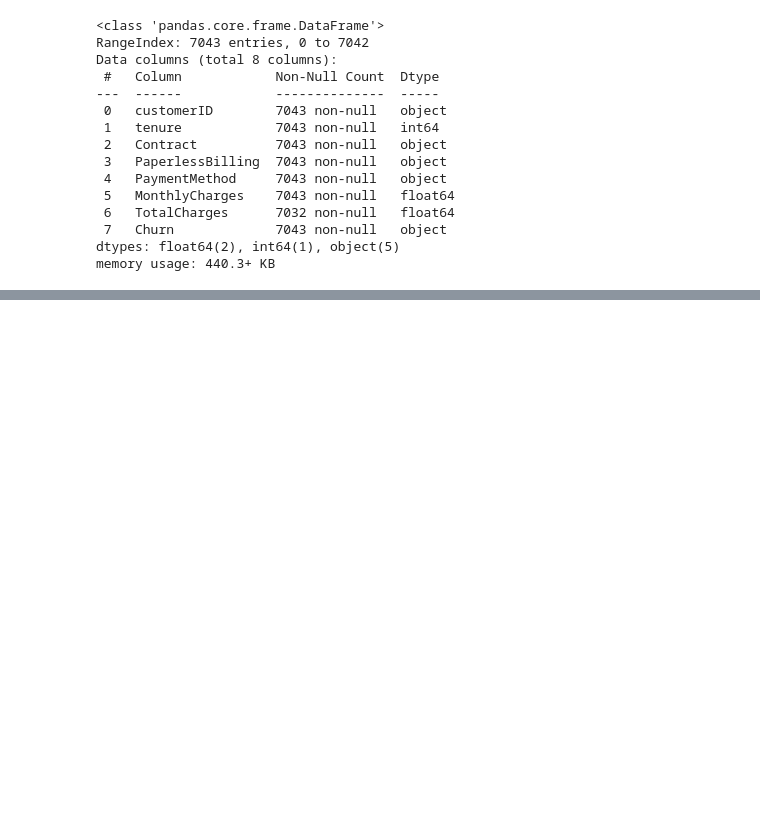
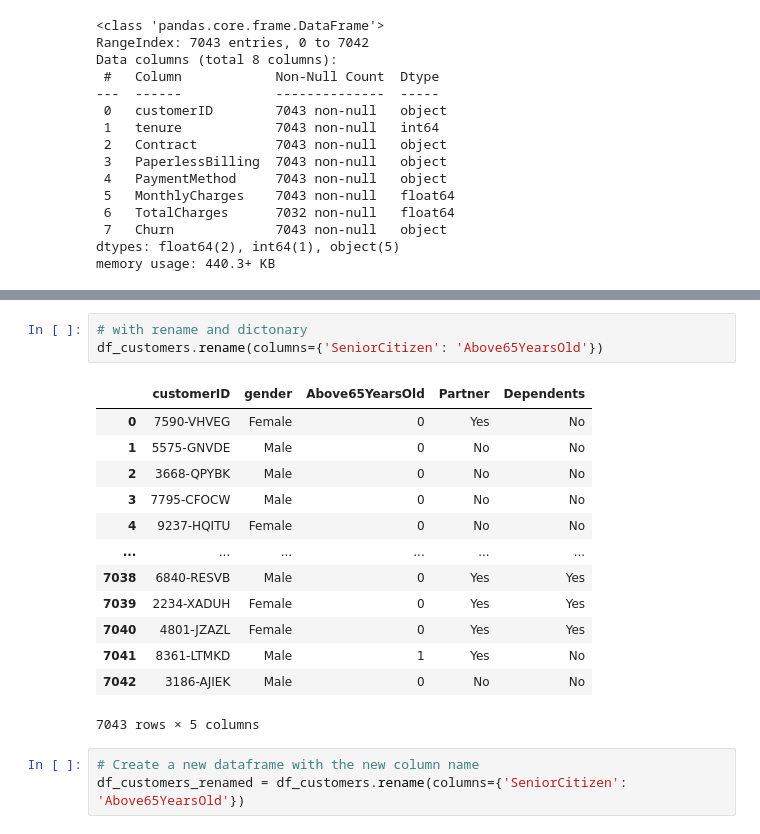
Before and after one commit to imnotannamaria/ia-ead-pandas, a Jupyter notebook: eda_churn.ipynb, the cells around one changed output, grey strips where cells are left out. Cells and saved outputs as stored; diff of their text form; blank space fills up the shorter version.

Commit message:
Rename columns

```diff
--- a/eda_churn.ipynb
+++ b/eda_churn.ipynb
@@ -152,0 +170,20 @@ memory usage: 440.3+ KB
+# %%
+# with rename and dictonary
+df_customers.rename(columns={'SeniorCitizen': 'Above65YearsOld'})
+# %% [output]
+|  | customerID | gender | Above65YearsOld | Partner | Dependents |
+| 0 | 7590-VHVEG | Female | 0 | Yes | No |
+| 1 | 5575-GNVDE | Male | 0 | No | No |
+| 2 | 3668-QPYBK | Male | 0 | No | No |
+| 3 | 7795-CFOCW | Male | 0 | No | No |
+| 4 | 9237-HQITU | Female | 0 | No | No |
+| ... | ... | ... | ... | ... | ... |
+| 7038 | 6840-RESVB | Male | 0 | Yes | Yes |
+| 7039 | 2234-XADUH | Female | 0 | Yes | Yes |
+| 7040 | 4801-JZAZL | Female | 0 | Yes | Yes |
+| 7041 | 8361-LTMKD | Male | 1 | Yes | No |
+| 7042 | 3186-AJIEK | Male | 0 | No | No |
+7043 rows × 5 columns
+# %%
+# Create a new dataframe with the new column name
+df_customers_renamed = df_customers.rename(columns={'SeniorCitizen': 'Above65YearsOld'})
```
Also changed, not shown: parts of 7 cells of this notebook, 1 other file.
